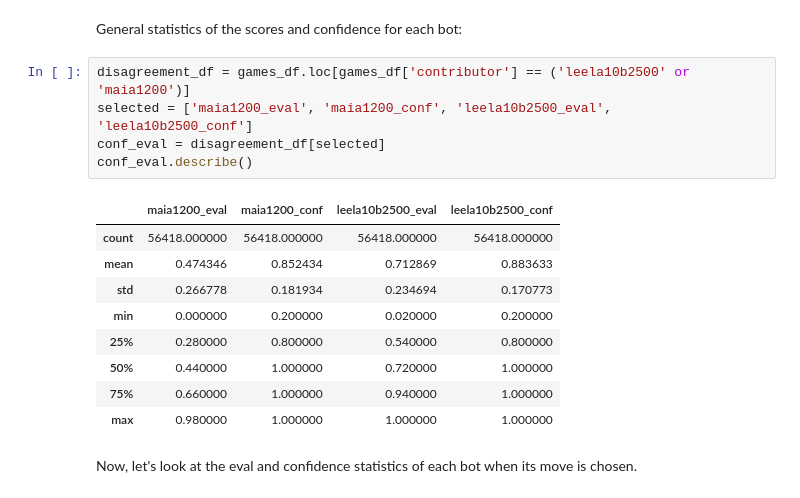
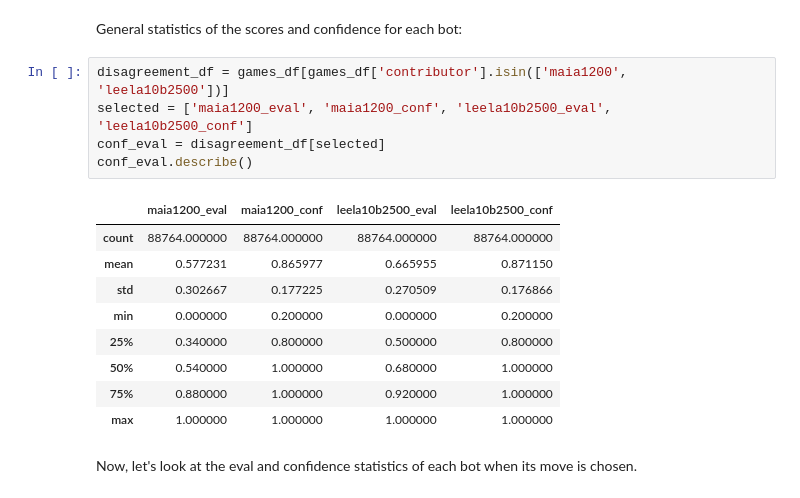
Before and after one commit to dvirsas8/research, a Jupyter notebook: first_analysis.ipynb, the cells around one changed output. Drawn from its saved outputs; the diff is of its cells as text.

```diff
--- a/first_analysis.ipynb
+++ b/first_analysis.ipynb
@@ -78,20 +78,20 @@ Average percent of Maia moves in lost games: 11.434%, variance: 42.175
 # %% [markdown]
 General statistics of the scores and confidence for each bot:
 # %%
-disagreement_df = games_df.loc[games_df['contributor'] == ('leela10b2500' or 'maia1200')]
+disagreement_df = games_df[games_df['contributor'].isin(['maia1200', 'leela10b2500'])]
 selected = ['maia1200_eval', 'maia1200_conf', 'leela10b2500_eval', 'leela10b2500_conf']
 conf_eval = disagreement_df[selected]
 conf_eval.describe()
 # %% [output]
 |  | maia1200_eval | maia1200_conf | leela10b2500_eval | leela10b2500_conf |
-| count | 56418.000000 | 56418.000000 | 56418.000000 | 56418.000000 |
-| mean | 0.474346 | 0.852434 | 0.712869 | 0.883633 |
-| std | 0.266778 | 0.181934 | 0.234694 | 0.170773 |
-| min | 0.000000 | 0.200000 | 0.020000 | 0.200000 |
-| 25% | 0.280000 | 0.800000 | 0.540000 | 0.800000 |
-| 50% | 0.440000 | 1.000000 | 0.720000 | 1.000000 |
-| 75% | 0.660000 | 1.000000 | 0.940000 | 1.000000 |
-| max | 0.980000 | 1.000000 | 1.000000 | 1.000000 |
+| count | 88764.000000 | 88764.000000 | 88764.000000 | 88764.000000 |
+| mean | 0.577231 | 0.865977 | 0.665955 | 0.871150 |
+| std | 0.302667 | 0.177225 | 0.270509 | 0.176866 |
+| min | 0.000000 | 0.200000 | 0.000000 | 0.200000 |
+| 25% | 0.340000 | 0.800000 | 0.500000 | 0.800000 |
+| 50% | 0.540000 | 1.000000 | 0.680000 | 1.000000 |
+| 75% | 0.880000 | 1.000000 | 0.920000 | 1.000000 |
+| max | 1.000000 | 1.000000 | 1.000000 | 1.000000 |
 # %% [markdown]
 Now, let's look at the eval and confidence statistics of each bot when its move is chosen.
 # %%
```
Also changed, not shown: parts of 14 cells of this notebook.
